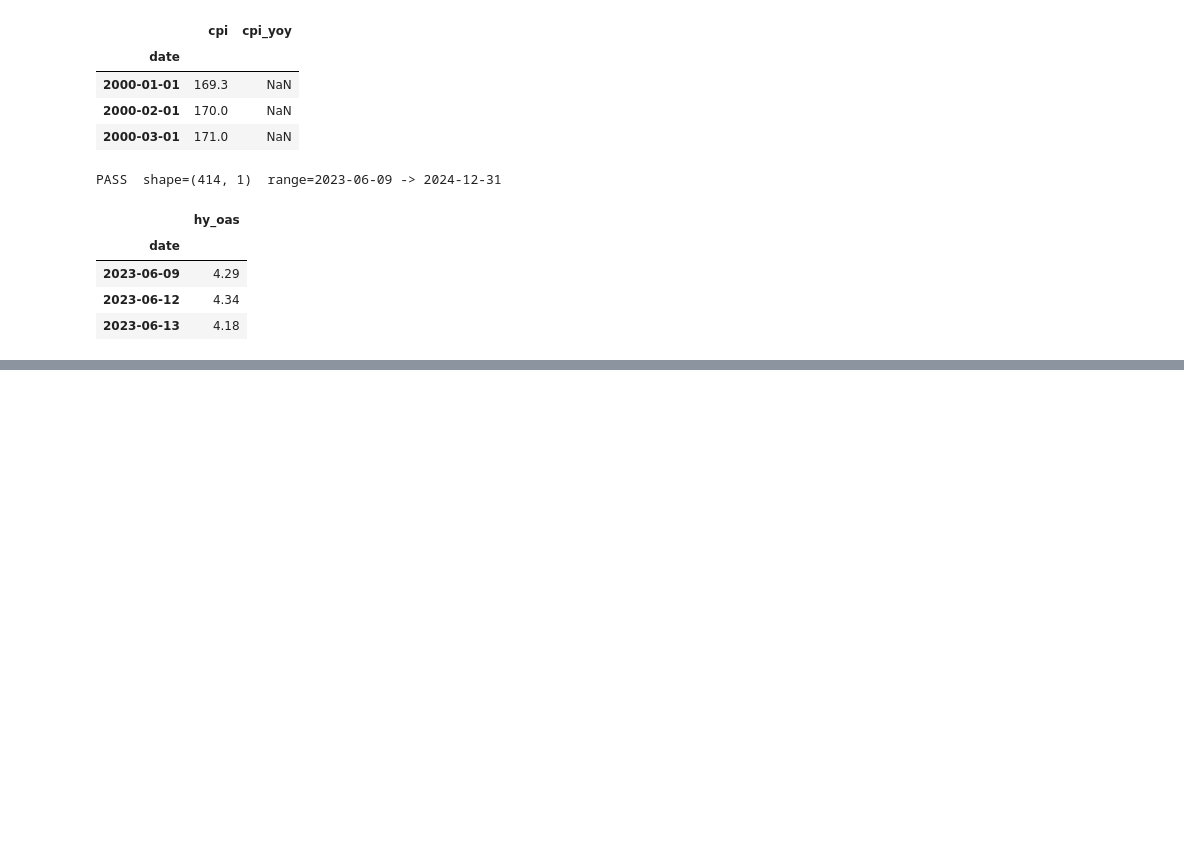
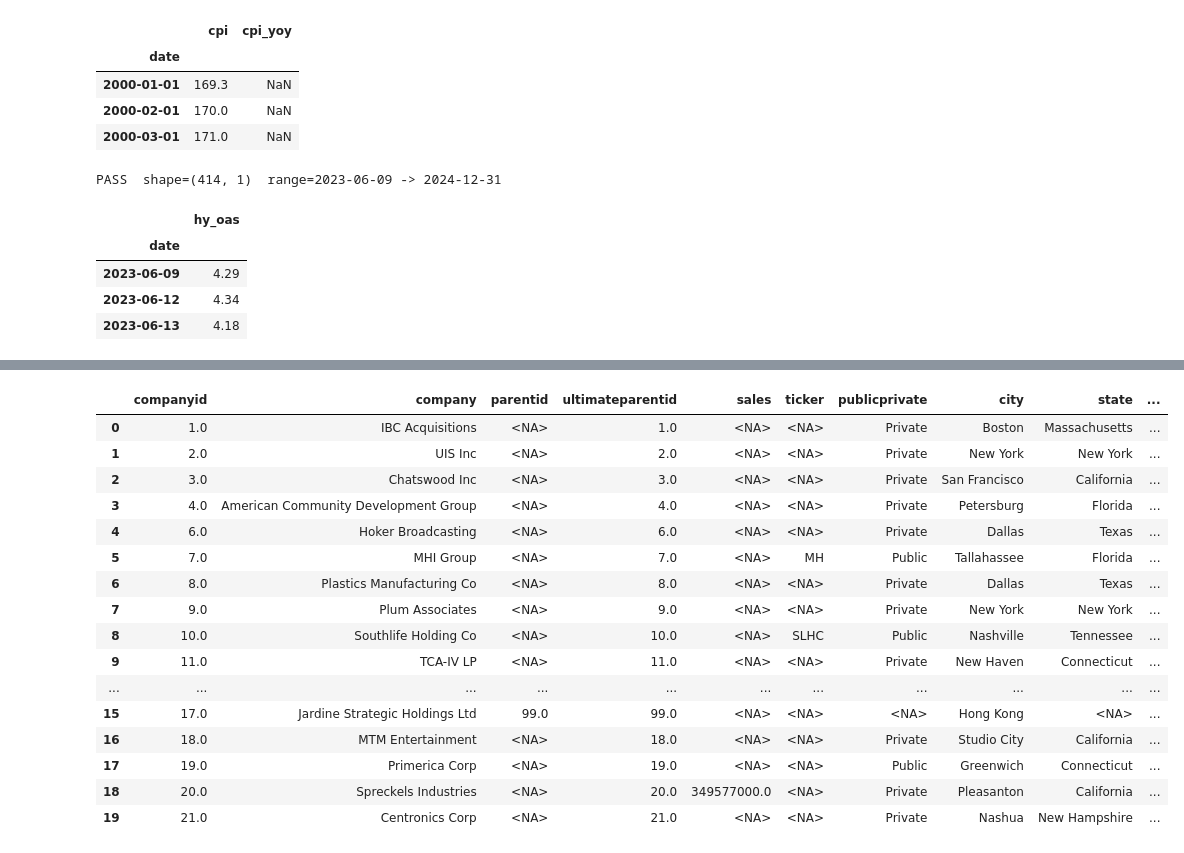
Before and after one commit to harshk2402/DynamicPD-CLO, a Jupyter notebook: test.ipynb, the cells around one changed output, grey strips where cells are left out. Cells and saved outputs as stored; diff of their text form; code cells hidden in the pictures; blank space fills up the shorter version.

```diff
--- a/test.ipynb
+++ b/test.ipynb
@@ -100,3 +100,7 @@ PASS  shape=(414, 1)  range=2023-06-09 -> 2024-12-31
 | 2023-06-09 | 4.29 |
 | 2023-06-12 | 4.34 |
 | 2023-06-13 | 4.18 |
+# %%
+from src.data.wrds import WRDSClient
+
+db = WRDSClient()
@@ -102,0 +233,24 @@ PASS  shape=(414, 1)  range=2023-06-09 -> 2024-12-31
+# %%
+display(db.query("""
+SELECT *
+FROM dealscan.company
+LIMIT 20
+"""))
+# %% [output]
+|  | companyid | company | parentid | ultimateparentid | sales | ticker | publicprivate | city | state | ... |
+| 0 | 1.0 | IBC Acquisitions | <NA> | 1.0 | <NA> | <NA> | Private | Boston | Massachusetts | ... |
+| 1 | 2.0 | UIS Inc | <NA> | 2.0 | <NA> | <NA> | Private | New York | New York | ... |
+| 2 | 3.0 | Chatswood Inc | <NA> | 3.0 | <NA> | <NA> | Private | San Francisco | California | ... |
+| 3 | 4.0 | American Community Development Group | <NA> | 4.0 | <NA> | <NA> | Private | Petersburg | Florida | ... |
+| 4 | 6.0 | Hoker Broadcasting | <NA> | 6.0 | <NA> | <NA> | Private | Dallas | Texas | ... |
+| 5 | 7.0 | MHI Group | <NA> | 7.0 | <NA> | MH | Public | Tallahassee | Florida | ... |
+| 6 | 8.0 | Plastics Manufacturing Co | <NA> | 8.0 | <NA> | <NA> | Private | Dallas | Texas | ... |
+| 7 | 9.0 | Plum Associates | <NA> | 9.0 | <NA> | <NA> | Private | New York | New York | ... |
+| 8 | 10.0 | Southlife Holding Co | <NA> | 10.0 | <NA> | SLHC | Public | Nashville | Tennessee | ... |
+| 9 | 11.0 | TCA-IV LP | <NA> | 11.0 | <NA> | <NA> | Private | New Haven | Connecticut | ... |
+| ... | ... | ... | ... | ... | ... | ... | ... | ... | ... | ... |
+| 15 | 17.0 | Jardine Strategic Holdings Ltd | 99.0 | 99.0 | <NA> | <NA> | <NA> | Hong Kong | <NA> | ... |
+| 16 | 18.0 | MTM Entertainment | <NA> | 18.0 | <NA> | <NA> | Private | Studio City | California | ... |
+| 17 | 19.0 | Primerica Corp | <NA> | 19.0 | <NA> | <NA> | Public | Greenwich | Connecticut | ... |
+| 18 | 20.0 | Spreckels Industries | <NA> | 20.0 | 349577000.0 | <NA> | Private | Pleasanton | California | ... |
+| 19 | 21.0 | Centronics Corp | <NA> | 21.0 | <NA> | <NA> | Private | Nashua | New Hampshire | ... |
```
Also changed, not shown: parts of 72 cells of this notebook, 4 other files.
